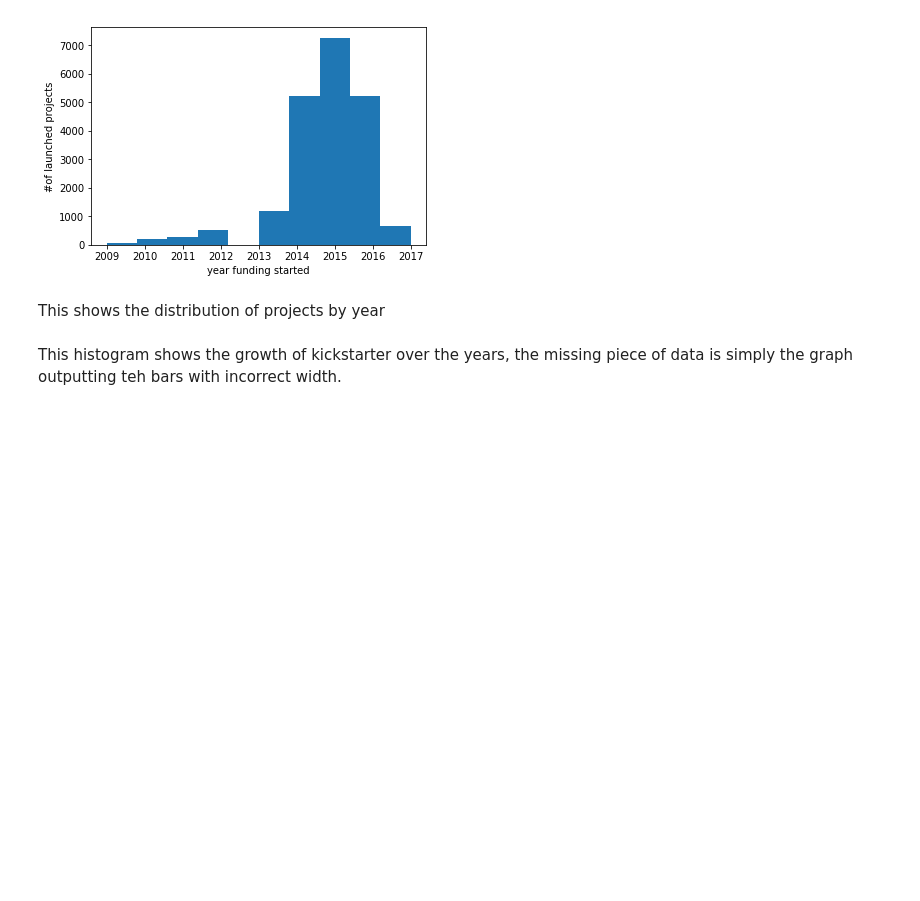
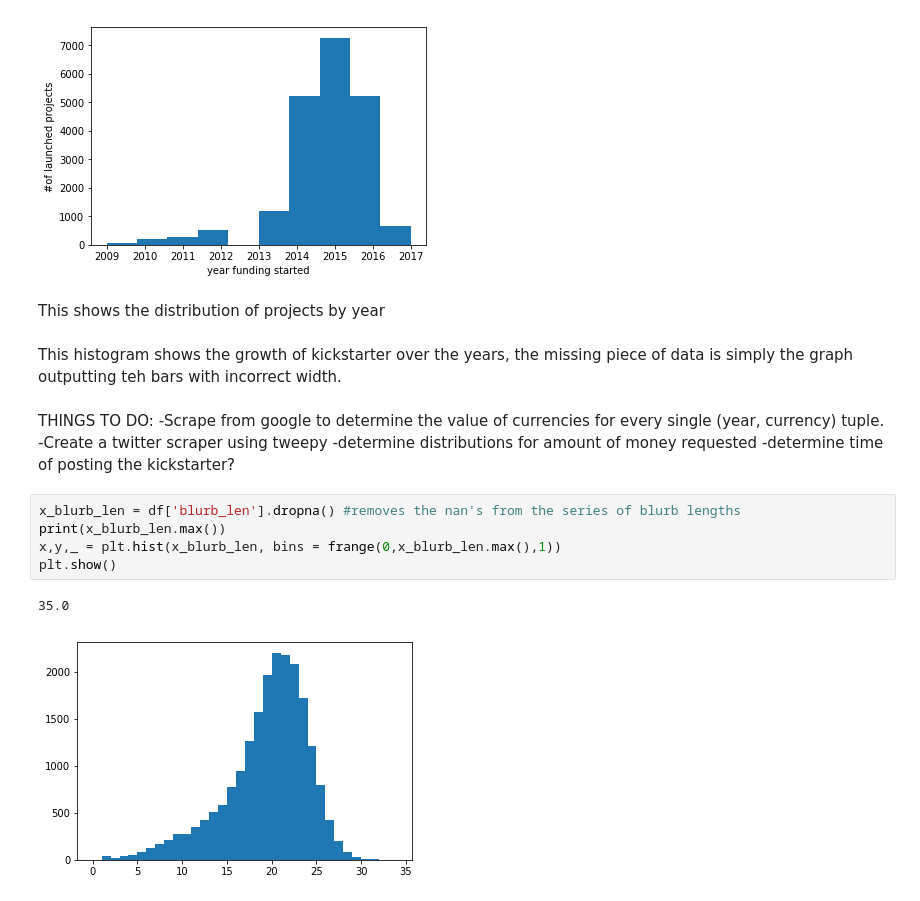
Before and after one commit to nbanks2/FuelEngine, a Jupyter notebook: Kickstarter (1).ipynb, the cells around one changed output. Saved outputs shown, nothing was run; the diff lists cells and outputs as text; blank space fills up the shorter version.

```diff
--- a/Kickstarter (1).ipynb
+++ b/Kickstarter (1).ipynb
@@ -271,3 +425,17 @@ plt.show()
 This shows the distribution of projects by year
 # %% [markdown]
 This histogram shows the growth of kickstarter over the years, the missing piece of data is simply the graph outputting teh bars with incorrect width.
+# %% [markdown]
+THINGS TO DO:
+-Scrape from google to determine the value of currencies for every single (year, currency) tuple.
+-Create a twitter scraper using tweepy
+-determine distributions for amount of money requested
+-determine time of posting the kickstarter?
+# %%
+x_blurb_len = df['blurb_len'].dropna() #removes the nan's from the series of blurb lengths
+print(x_blurb_len.max())
+x,y,_ = plt.hist(x_blurb_len, bins = frange(0,x_blurb_len.max(),1))
+plt.show()
+# %% [output]
+35.0
+[figure, added]
```
Also changed, not shown: parts of 37 cells of this notebook.
